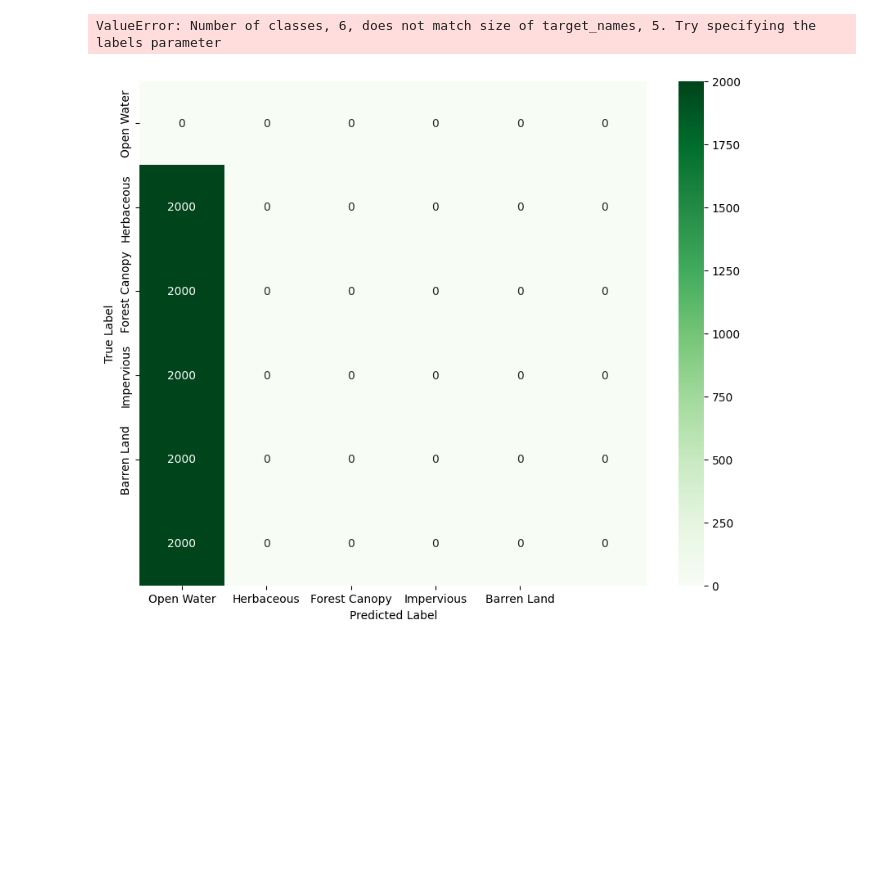
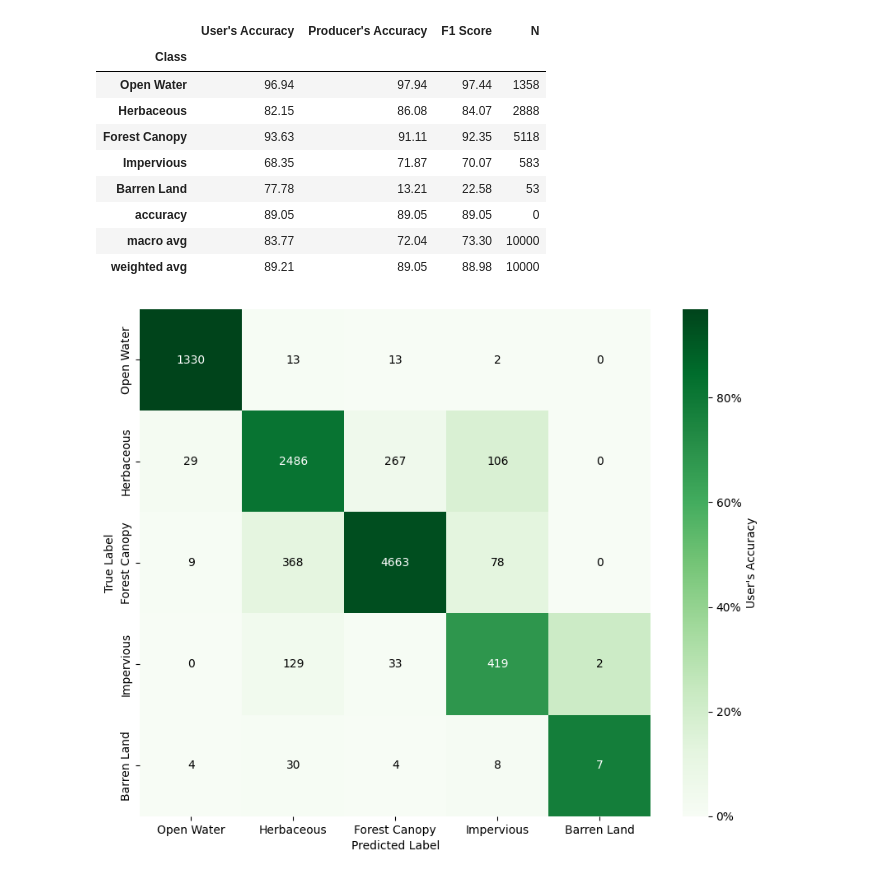
Before and after one commit to DakotaHester/s2flow, a Jupyter notebook: notebooks/lc_accuracy_assessment.ipynb, the cells around one changed output. Saved outputs shown, nothing was run; the diff lists cells and outputs as text; code cells hidden in the pictures; blank space fills up the shorter version.

Commit message:
New Figures

```diff
--- a/notebooks/lc_accuracy_assessment.ipynb
+++ b/notebooks/lc_accuracy_assessment.ipynb
@@ -6,7 +6,8 @@ from tqdm import tqdm
 
 from sklearn.metrics import confusion_matrix, classification_report
 # %%
-assessment_points = gpd.read_file('../data/assessment_points/assessment_points.shp')
+# assessment_points = gpd.read_file('../data/assessment_points/assessment_points.shp')
+assessment_points = gpd.read_file(r'D:\chesapeake_bay_2022_2024edition\assessment_points_shapefile_2\assessment_points.shp')
 s2_tiles = gpd.read_file(r"Z:\dbcenter\dbgis\sat_tiles\sentinel2msi\tiles\all_tiles.shp").to_crs(assessment_points.crs)
 points_with_tiles = gpd.sjoin(assessment_points, s2_tiles, how="left", predicate="intersects")
 
@@ -29,18 +30,20 @@ results = []
 grouped = points_with_tiles.groupby(['Name', 'year'])
 
 for (mgrs_code, year), group in tqdm(grouped, desc="Processing Tiles"):
-    raster_path = f'../runs/s2_out/{year}/temp/{mgrs_code}.tif'
+    raster_path = f'../runs/s2_out/{year}/{mgrs_code}.tif'
 
     try:
         with rio.open(raster_path) as src:
 
-            coords = [(g.x, g.y) for g in group.geometry]
+            group_proj = group.to_crs(src.crs)
+
+            coords = [(g.x, g.y) for g in group_proj.geometry]
             rows, cols = zip(*[src.index(x, y) for x, y in coords])
             values = [val[0] for val in src.sample(coords)]
 
-            group = group.copy()
-            group['pred_lc_class'] = values
-            results.append(group)
+            group_proj = group_proj.copy()
+            group_proj['pred_lc_class'] = values
+            results.append(group_proj.to_crs(assessment_points.crs))
     except FileNotFoundError:
         print(f"Warning: Raster {raster_path} not found.")
         continue
@@ -53,6 +72,9 @@ assessment_points_final['pred_lc_class'].value_counts()
 confuision_matrix = confusion_matrix(assessment_points_final['lc_class'], assessment_points_final['pred_lc_class'])
 print("Confusion Matrix:")
 print(confuision_matrix)
+
+cm_pred_norm = confusion_matrix(assessment_points_final['lc_class'], assessment_points_final['pred_lc_class'], normalize='pred')
+
 
 print(classification_report(assessment_points_final['lc_class'], assessment_points_final['pred_lc_class']))
 
@@ -69,9 +91,28 @@ import seaborn as sns
 import matplotlib.pyplot as plt
 
 fig, ax = plt.subplots(figsize=(10, 8))
-sns.heatmap(confuision_matrix, annot=True, fmt='d', cmap='Greens',
+sns.heatmap(cm_pred_norm * 100, annot=False, fmt='.2%', cmap='Greens',
             xticklabels=[class_labels[i] for i in sorted(class_labels.keys())],
-            yticklabels=[class_labels[i] for i in sorted(class_labels.keys())], ax=ax)
+            yticklabels=[class_labels[i] for i in sorted(class_labels.keys())], ax=ax,
+            cbar_kws={'label': 'User\'s Accuracy', 'format': '%.0f%%'})
+sns.heatmap(confuision_matrix, annot=False, fmt='d', cmap='Greens', alpha=0.0,
+            xticklabels=[class_labels[i] for i in sorted(class_labels.keys())],
+            yticklabels=[class_labels[i] for i in sorted(class_labels.keys())], ax=ax, cbar=False)
+
+# color text in the confusion matrix based off the true normalized confusion matrix values
+for i in range(confuision_matrix.shape[0]):
+    for j in range(confuision_matrix.shape[1]):
+        value = confuision_matrix[i, j]
+        norm_value = cm_pred_norm[i, j]
+        if norm_value > 0.6:
+            color = 'white'
+        else:
+            color = 'black'
+        # elif norm_value > 0.2:
+        #     color = 'black'
+        # else:
+        #     color = 'gray'
+        ax.text(j + 0.5, i + 0.5, str(value), ha='center', va='center', color=color)
 
 ax.set_xlabel('Predicted Label')
 ax.set_ylabel('True Label')
@@ -86,6 +127,10 @@ report_df = report_df.rename(columns={
     'f1-score': 'F1 Score',
     'support': 'N'
 })
+
+report_df[["User's Accuracy", "Producer's Accuracy", "F1 Score"]] = report_df[["User's Accuracy", "Producer's Accuracy", "F1 Score"]].multiply(100).round(2)
+report_df['N'] = report_df['N'].astype(int)
+
 display(report_df)
 # %% [output]
 Confusion Matrix:
@@ -110,3 +153,12 @@ weighted avg       0.00      0.00      0.00   10000.0
-ValueError: Number of classes, 6, does not match size of target_names, 5. Try specifying the labels parameter
+|  | User's Accuracy | Producer's Accuracy | F1 Score | N |
+| Class |  |  |  |  |
+| Open Water | 96.94 | 97.94 | 97.44 | 1358 |
+| Herbaceous | 82.15 | 86.08 | 84.07 | 2888 |
+| Forest Canopy | 93.63 | 91.11 | 92.35 | 5118 |
+| Impervious | 68.35 | 71.87 | 70.07 | 583 |
+| Barren Land | 77.78 | 13.21 | 22.58 | 53 |
+| accuracy | 89.05 | 89.05 | 89.05 | 0 |
+| macro avg | 83.77 | 72.04 | 73.30 | 10000 |
+| weighted avg | 89.21 | 89.05 | 88.98 | 10000 |
-[figure, old version]
+[figure, new version]
 # %%
```
Also changed, not shown: parts of 3 cells of this notebook, 4 other files.
